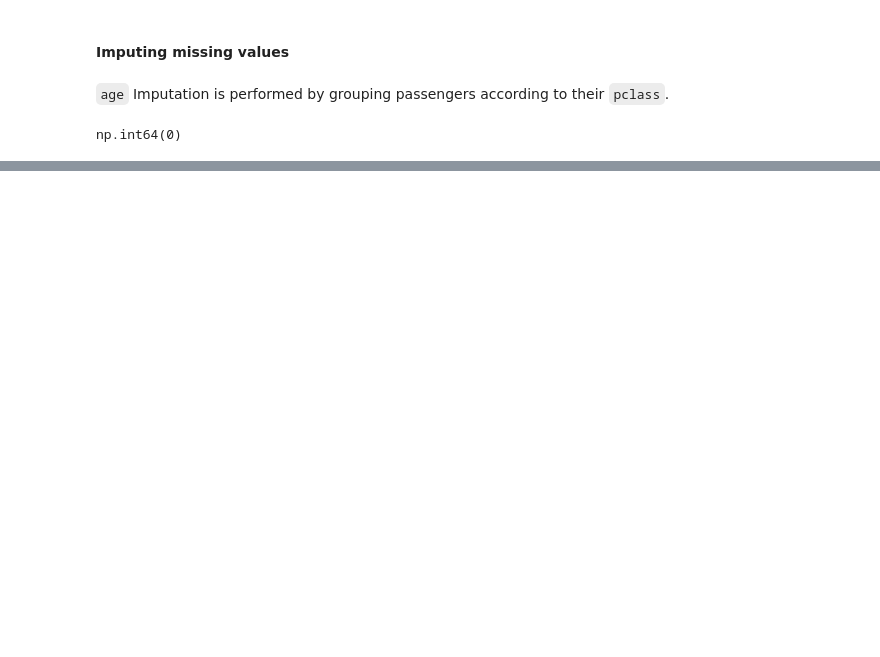
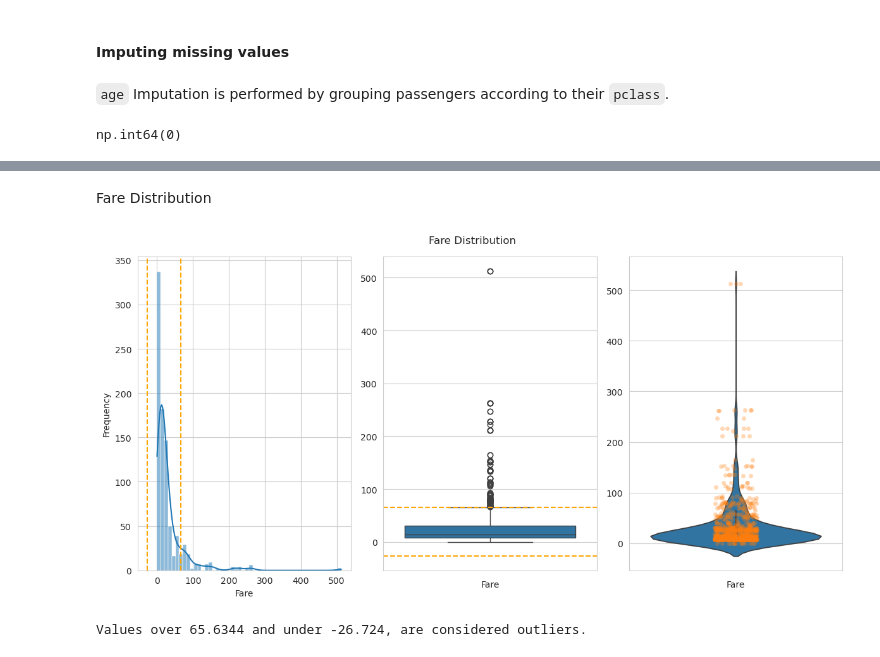
Before and after one commit to pahoalapizco/data_projects, a Jupyter notebook: notebooks/1.0-data_projects-analysis-titanic-survival.ipynb, the cells around one changed output, grey strips where cells are left out. Cells and saved outputs as stored; diff of their text form; code cells hidden in the pictures; blank space fills up the shorter version.

```diff
--- a/notebooks/1.0-data_projects-analysis-titanic-survival.ipynb
+++ b/notebooks/1.0-data_projects-analysis-titanic-survival.ipynb
@@ -160,0 +259,7 @@ np.int64(0)
+# %% [markdown]
+Fare Distribution
+# %%
+distribution_plots(df, "fare", xlabel="Fare", ylabel="")
+# %% [output]
+[figure, added]
+Values over 65.6344 and under -26.724, are considered outliers.
```
Also changed, not shown: parts of 24 cells of this notebook.
